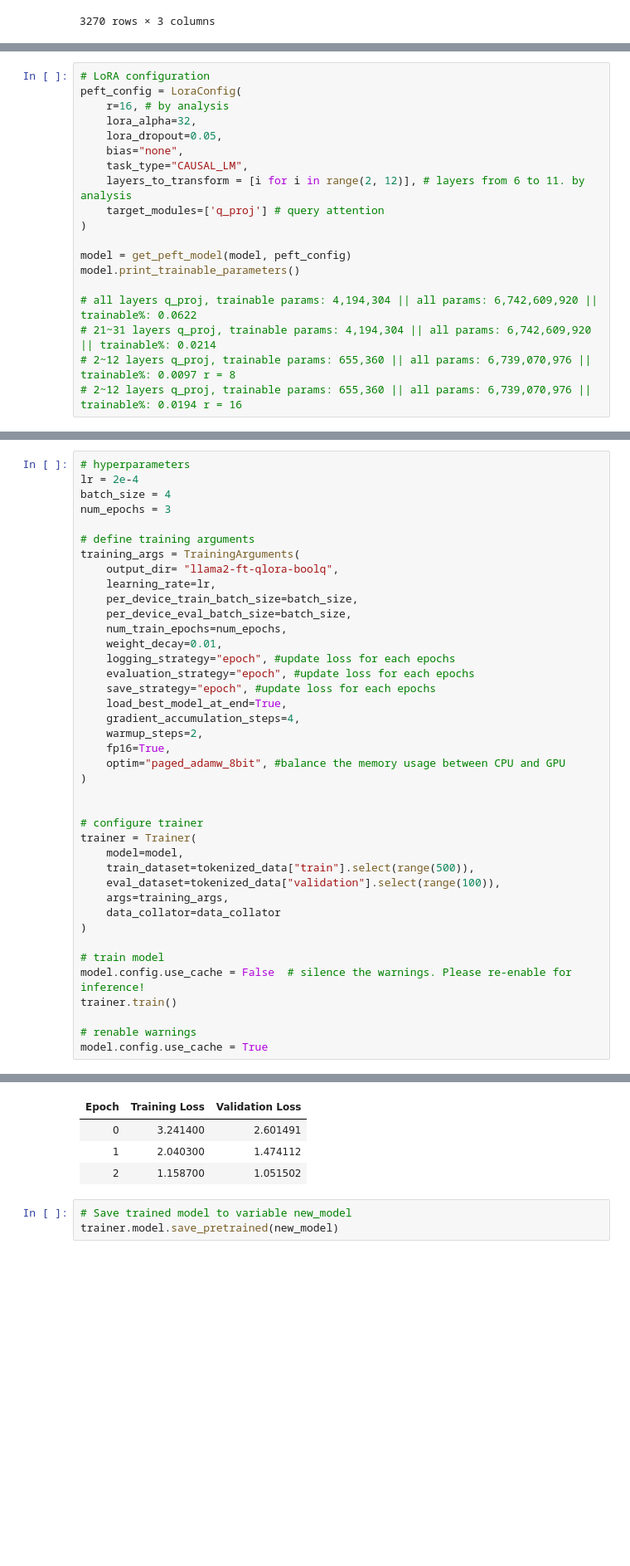
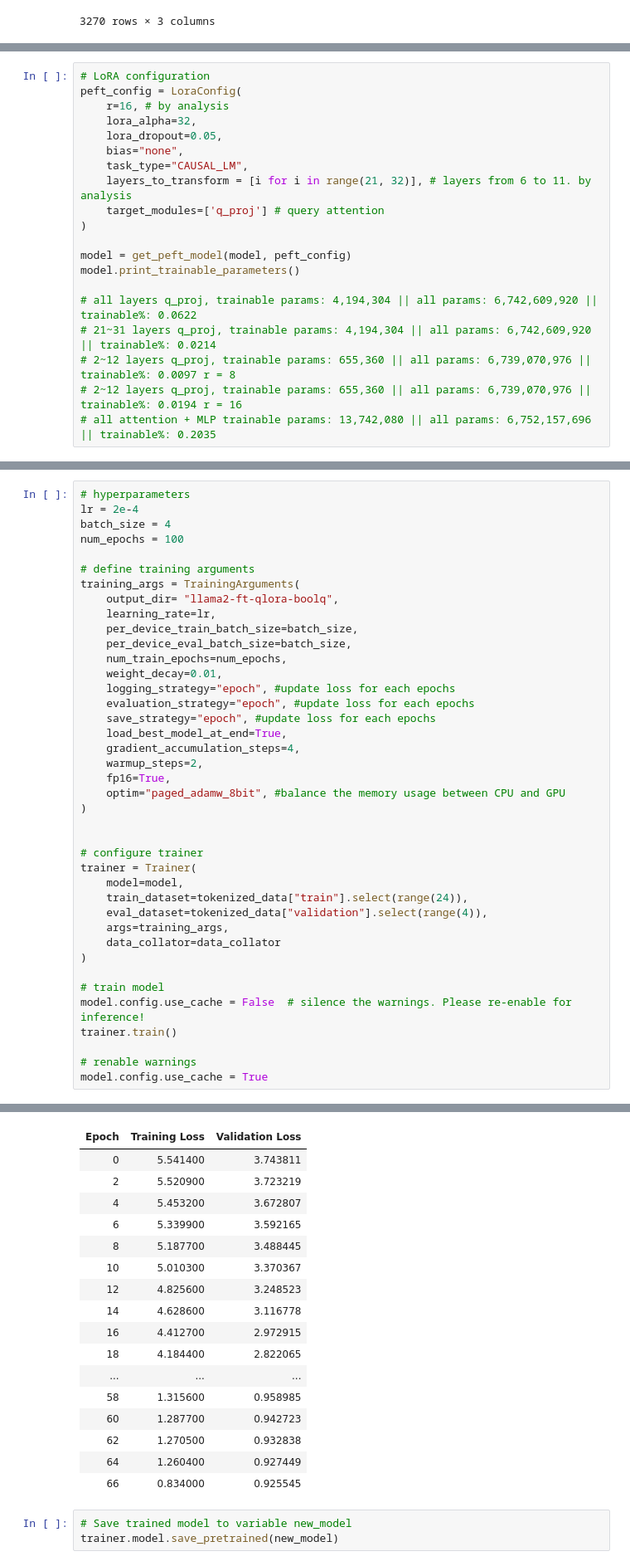
Before and after one commit to RyanChen12035/w266_final_Anatomy-and-Structured-Prunning, a Jupyter notebook: Llama2_ft_Qlora_boolq.ipynb, the cells around one changed output, grey strips where cells are left out. Shown at 83% size. Drawn from its saved outputs; the diff is of its cells as text; blank space fills up the shorter version.

```diff
--- a/Llama2_ft_Qlora_boolq.ipynb
+++ b/Llama2_ft_Qlora_boolq.ipynb
@@ -184,7 +184,7 @@ peft_config = LoraConfig(
     lora_dropout=0.05,
     bias="none",
     task_type="CAUSAL_LM",
-    layers_to_transform = [i for i in range(2, 12)], # layers from 6 to 11. by analysis
+    layers_to_transform = [i for i in range(21, 32)], # layers from 6 to 11. by analysis
     target_modules=['q_proj'] # query attention
 )
 
@@ -195,4 +195,5 @@ model.print_trainable_parameters()
 # 21~31 layers q_proj, trainable params: 4,194,304 || all params: 6,742,609,920 || trainable%: 0.0214
 # 2~12 layers q_proj, trainable params: 655,360 || all params: 6,739,070,976 || trainable%: 0.0097 r = 8
 # 2~12 layers q_proj, trainable params: 655,360 || all params: 6,739,070,976 || trainable%: 0.0194 r = 16
+# all attention + MLP trainable params: 13,742,080 || all params: 6,752,157,696 || trainable%: 0.2035
 # %% [output]
@@ -201,7 +202,7 @@ trainable params: 1,310,720 || all params: 6,739,726,336 || trainable%: 0.0194
 # hyperparameters
 lr = 2e-4
 batch_size = 4
-num_epochs = 3
+num_epochs = 100
 
 # define training arguments
 training_args = TrainingArguments(
@@ -225,8 +226,8 @@ training_args = TrainingArguments(
 # configure trainer
 trainer = Trainer(
     model=model,
-    train_dataset=tokenized_data["train"].select(range(500)),
-    eval_dataset=tokenized_data["validation"].select(range(100)),
+    train_dataset=tokenized_data["train"].select(range(24)),
+    eval_dataset=tokenized_data["validation"].select(range(4)),
     args=training_args,
     data_collator=data_collator
 )
@@ -242,7 +243,20 @@ model.config.use_cache = True
 | Epoch | Training Loss | Validation Loss |
-| 0 | 3.241400 | 2.601491 |
-| 1 | 2.040300 | 1.474112 |
-| 2 | 1.158700 | 1.051502 |
+| 0 | 5.541400 | 3.743811 |
+| 2 | 5.520900 | 3.723219 |
+| 4 | 5.453200 | 3.672807 |
+| 6 | 5.339900 | 3.592165 |
+| 8 | 5.187700 | 3.488445 |
+| 10 | 5.010300 | 3.370367 |
+| 12 | 4.825600 | 3.248523 |
+| 14 | 4.628600 | 3.116778 |
+| 16 | 4.412700 | 2.972915 |
+| 18 | 4.184400 | 2.822065 |
+| ... | ... | ... |
+| 58 | 1.315600 | 0.958985 |
+| 60 | 1.287700 | 0.942723 |
+| 62 | 1.270500 | 0.932838 |
+| 64 | 1.260400 | 0.927449 |
+| 66 | 0.834000 | 0.925545 |
 # %%
 # Save trained model to variable new_model
 trainer.model.save_pretrained(new_model)
```
Also changed, not shown: parts of 8 cells of this notebook.
